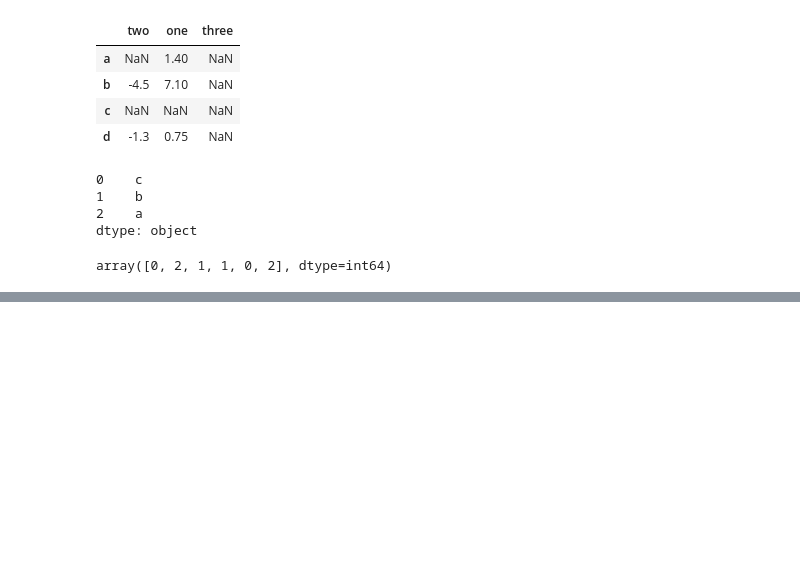
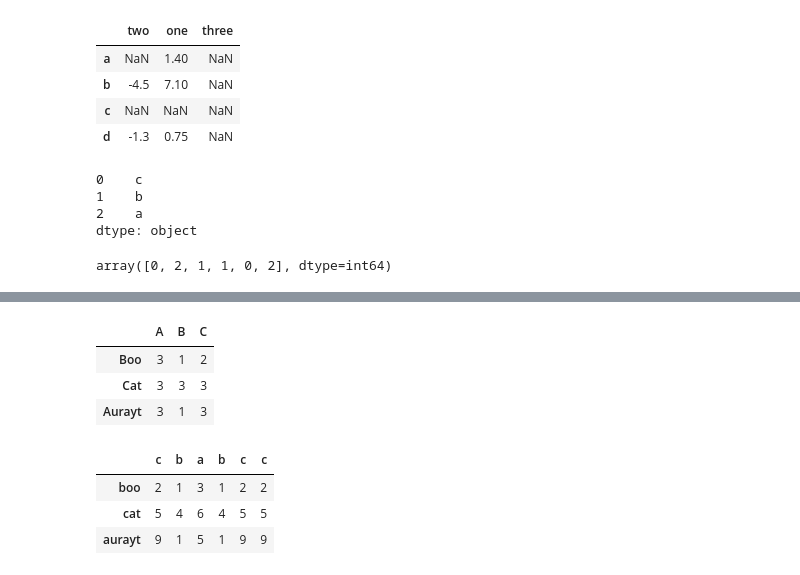
Before and after one commit to ercsssn/data-analysis-notes, a Jupyter notebook: pfda.ipynb, the cells around one changed output, grey strips where cells are left out. Saved outputs shown, nothing was run; the diff lists cells and outputs as text; code cells hidden in the pictures; blank space fills up the shorter version.

```diff
--- a/pfda.ipynb
+++ b/pfda.ipynb
@@ -333,0 +393,6 @@ array([0, 2, 1, 1, 0, 2], dtype=int64)
+# %%
+df = pd.DataFrame([[1,2,3],[4,5,6],[1,9,5]], index=['boo','cat','aurayt'], columns=['b','c','a'])
+
+df2 = df.rename(index = str.title, columns = str.upper)
+
+df2
@@ -333,0 +410,16 @@ array([0, 2, 1, 1, 0, 2], dtype=int64)
+# %%
+rn = np.random.permutation(3)
+
+df2.take(rn, axis = 1)
+# %% [output]
+|  | A | B | C |
+| Boo | 3 | 1 | 2 |
+| Cat | 3 | 3 | 3 |
+| Aurayt | 3 | 1 | 3 |
+# %%
+df.sample(n=6, replace=True, axis=1)
+# %% [output]
+|  | c | b | a | b | c | c |
+| boo | 2 | 1 | 3 | 1 | 2 | 2 |
+| cat | 5 | 4 | 6 | 4 | 5 | 5 |
+| aurayt | 9 | 1 | 5 | 1 | 9 | 9 |
```
Also changed, not shown: parts of 19 cells of this notebook, 5 other files.
